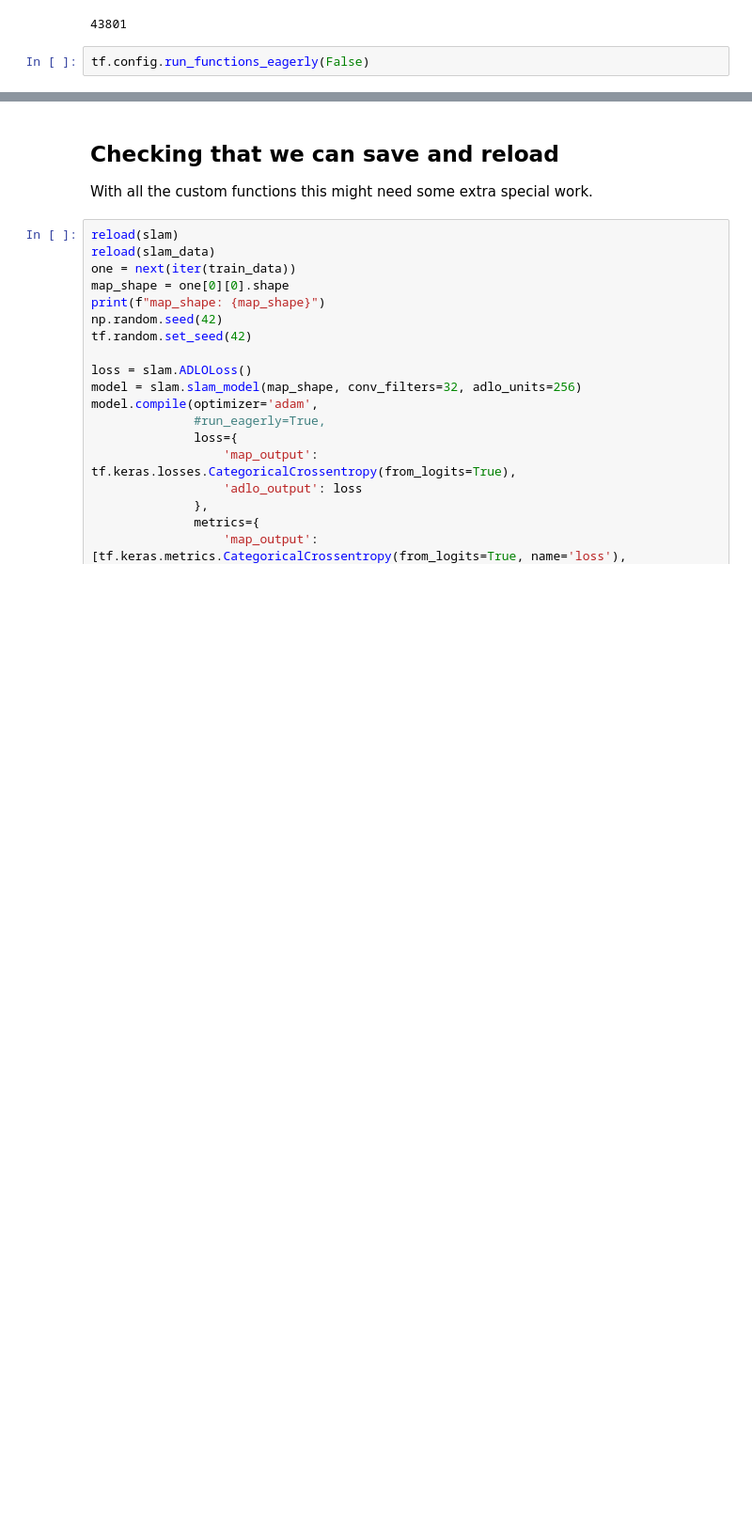
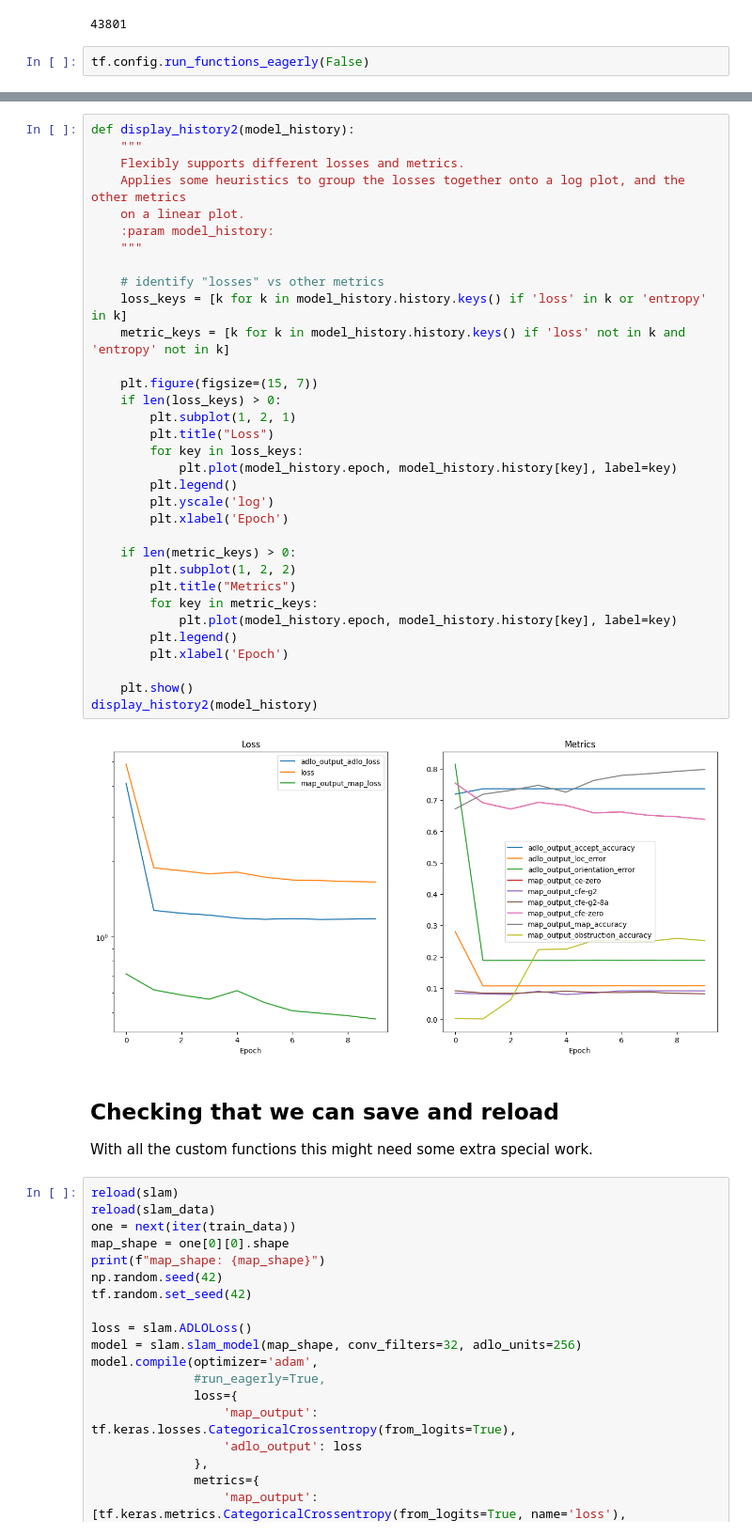
Before and after one commit to malcolmlett/robovac, a Jupyter notebook: Experiment_SLAM_3.ipynb, the cells around one changed output, grey strips where cells are left out. Shown at 94% size. Cells and saved outputs as stored; diff of their text form; blank space fills up the shorter version.

```diff
--- a/Experiment_SLAM_3.ipynb
+++ b/Experiment_SLAM_3.ipynb
@@ -632,3 +675,38 @@ metadata:         [ 2.0000000e+00  1.0000000e+00  3.1065562e+03  5.0983755e+03
+# %%
+def display_history2(model_history):
+    """
+    Flexibly supports different losses and metrics.
+    Applies some heuristics to group the losses together onto a log plot, and the other metrics
+    on a linear plot.
+    :param model_history:
+    """
+
+    # identify "losses" vs other metrics
+    loss_keys = [k for k in model_history.history.keys() if 'loss' in k or 'entropy' in k]
+    metric_keys = [k for k in model_history.history.keys() if 'loss' not in k and 'entropy' not in k]
+
+    plt.figure(figsize=(15, 7))
+    if len(loss_keys) > 0:
+        plt.subplot(1, 2, 1)
+        plt.title("Loss")
+        for key in loss_keys:
+            plt.plot(model_history.epoch, model_history.history[key], label=key)
+        plt.legend()
+        plt.yscale('log')
+        plt.xlabel('Epoch')
+
+    if len(metric_keys) > 0:
+        plt.subplot(1, 2, 2)
+        plt.title("Metrics")
+        for key in metric_keys:
+            plt.plot(model_history.epoch, model_history.history[key], label=key)
+        plt.legend()
+        plt.xlabel('Epoch')
+
+    plt.show()
+display_history2(model_history)
+# %% [output]
+[figure, added]
 # %% [markdown]
 ## Checking that we can save and reload
 With all the custom functions this might need some extra special work.
```
Also changed, not shown: parts of 7 cells of this notebook.
